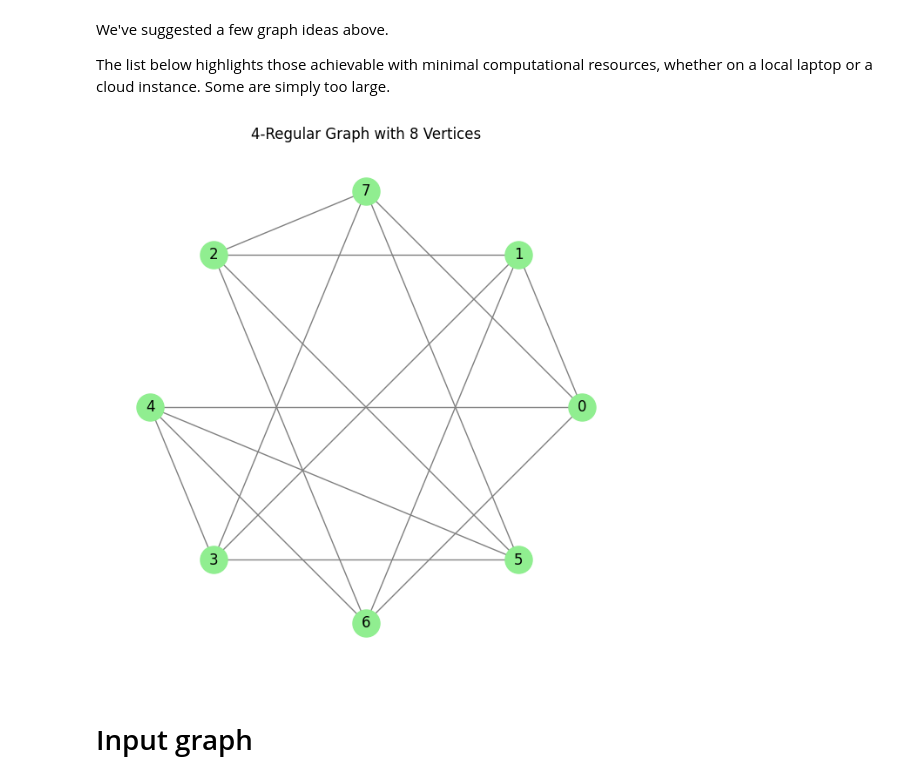
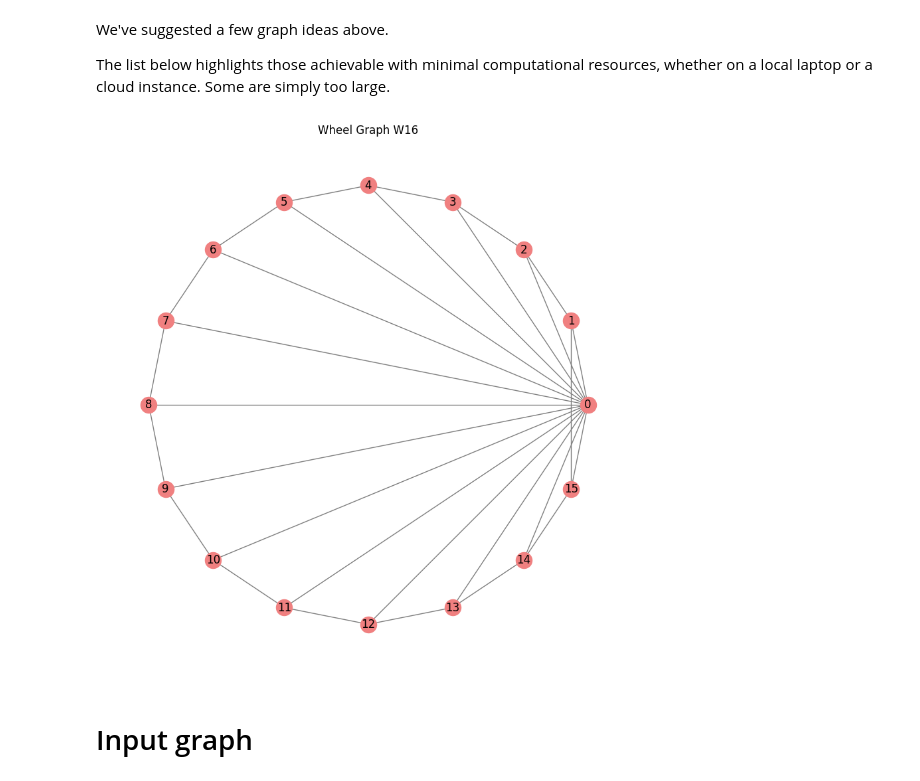
Before and after one commit to funnysomething/iQuHack_HG2025, a Jupyter notebook: IonQuHack2025.ipynb, the cells around one changed output. Saved outputs shown, nothing was run; the diff lists cells and outputs as text; code cells hidden in the pictures.

Commit message:
Modified Graph & Gates which should work for all graphs

```diff
--- a/IonQuHack2025.ipynb
+++ b/IonQuHack2025.ipynb
@@ -315,16 +315,16 @@ The list below highlights those achievable with minimal computational resources,
 # %%
 # Choose your favorite graph and build your winning ansatz!
 
 # graph1 = cycle_graph_c8()
 # graph2 = complete_bipartite_graph_k88()
 # graph3 = complete_bipartite_graph_k_nn(5)
-graph4 = regular_graph_4_8()
+# graph4 = regular_graph_4_8()
 # graph5 = cubic_graph_3_16()
 # graph6 = random_connected_graph_16(p=0.18)
 # graph7 = expander_graph_n(16)
-# graph8 = expander_graph_n(9)
+graph8 = wheel_graph_w16()
 # %% [output]
-[figure, old version]
+[figure, new version]
 # %% [markdown]
 # Input graph
 # %%
```
Also changed, not shown: parts of 11 cells of this notebook.
